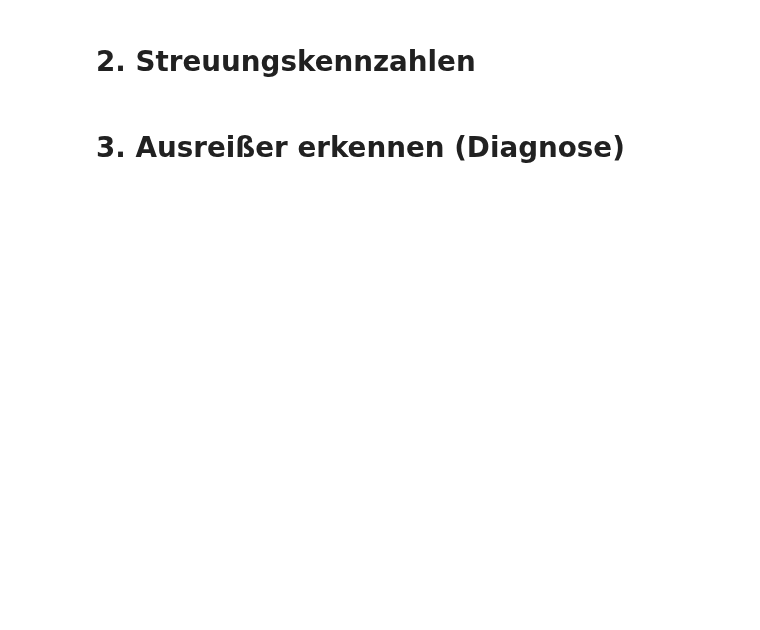
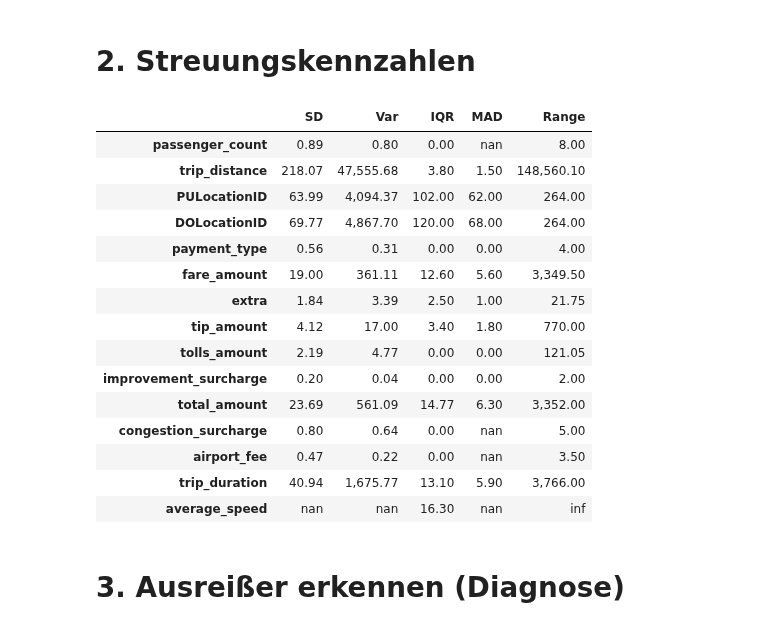
Before and after one commit to Benjam1nP/Statistic-Data-Sience-Project, a Jupyter notebook: notebooks/2_Deskriptive_Statistik_&_Visualisierung.ipynb, the cells around one changed output. Saved outputs shown, nothing was run; the diff lists cells and outputs as text; code cells hidden in the pictures; blank space fills up the shorter version.

```diff
--- a/notebooks/2_Deskriptive_Statistik_&_Visualisierung.ipynb
+++ b/notebooks/2_Deskriptive_Statistik_&_Visualisierung.ipynb
@@ -67,20 +127,32 @@ display(location_summary.style.format("{:,.2f}"))
 # %% [markdown]
 # 2. Streuungskennzahlen
 # %%
-def spread_summary(s):
-    s = s.dropna()
-    q1, q3 = s.quantile([.25, .75])
-    IQR = q3 - q1
-    MAD = (s - s.median()).abs().median()
-    return pd.Series({
-        "IQR": IQR,
-        "MAD": MAD,
-        "Var": np.var(s, ddof=1),
-        "SD": np.std(s, ddof=1)
-    })
-
-spread_tbl = pd.concat([spread_summary(df[v]).rename(v) for v in vars_num], axis=1).T
-display(spread_tbl)
+# Klassische & robuste Streuungskennzahlen
+streuungskennzahlen_df = pd.DataFrame({
+    "SD": num_cols.std(),
+    "Var": num_cols.var(),
+    "IQR": num_cols.quantile(0.75) - num_cols.quantile(0.25),
+    "MAD": num_cols.apply(lambda x: median_abs_deviation(x)),
+    "Range": num_cols.max() - num_cols.min()
+})
+display(streuungskennzahlen_df.style.format("{:,.2f}"))
+# %% [output]
+|  | SD | Var | IQR | MAD | Range |
+| passenger_count | 0.89 | 0.80 | 0.00 | nan | 8.00 |
+| trip_distance | 218.07 | 47,555.68 | 3.80 | 1.50 | 148,560.10 |
+| PULocationID | 63.99 | 4,094.37 | 102.00 | 62.00 | 264.00 |
+| DOLocationID | 69.77 | 4,867.70 | 120.00 | 68.00 | 264.00 |
+| payment_type | 0.56 | 0.31 | 0.00 | 0.00 | 4.00 |
+| fare_amount | 19.00 | 361.11 | 12.60 | 5.60 | 3,349.50 |
+| extra | 1.84 | 3.39 | 2.50 | 1.00 | 21.75 |
+| tip_amount | 4.12 | 17.00 | 3.40 | 1.80 | 770.00 |
+| tolls_amount | 2.19 | 4.77 | 0.00 | 0.00 | 121.05 |
+| improvement_surcharge | 0.20 | 0.04 | 0.00 | 0.00 | 2.00 |
+| total_amount | 23.69 | 561.09 | 14.77 | 6.30 | 3,352.00 |
+| congestion_surcharge | 0.80 | 0.64 | 0.00 | nan | 5.00 |
+| airport_fee | 0.47 | 0.22 | 0.00 | nan | 3.50 |
+| trip_duration | 40.94 | 1,675.77 | 13.10 | 5.90 | 3,766.00 |
+| average_speed | nan | nan | 16.30 | nan | inf |
 # %% [markdown]
 # 3. Ausreißer erkennen (Diagnose)
 # %%
```
Also changed, not shown: parts of 5 cells of this notebook, 2 other files.
